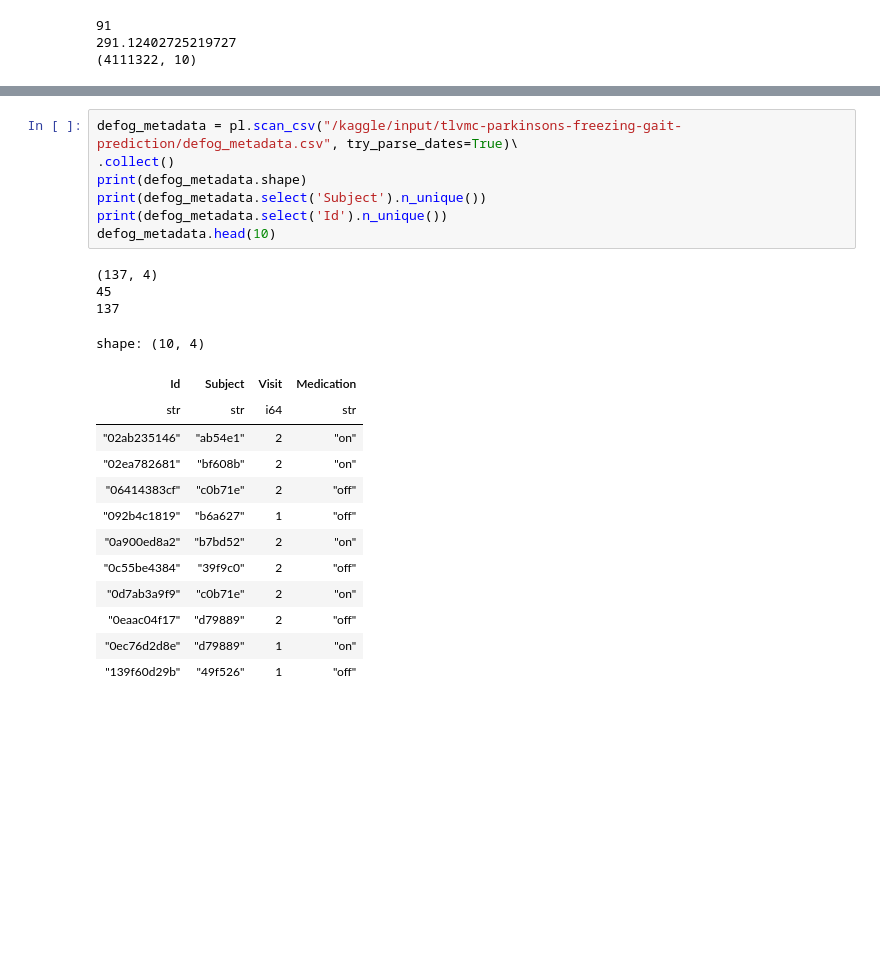
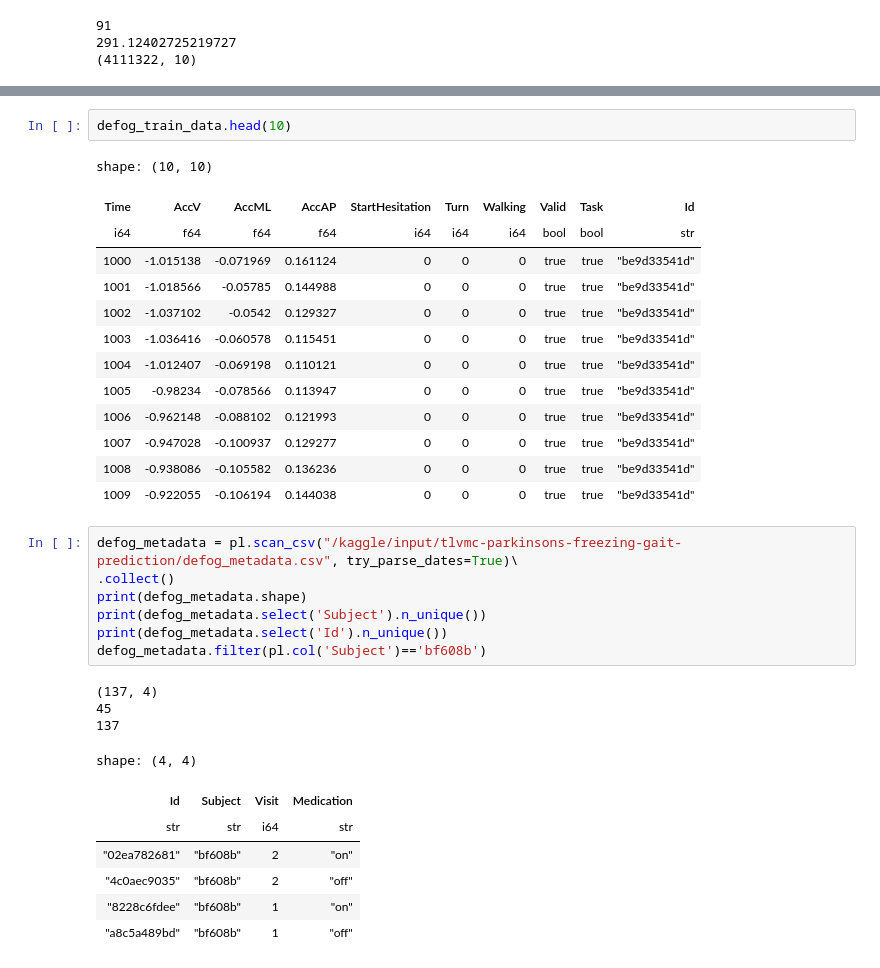
Before and after one commit to sumaniitm/parkinsons-freezing-gait-prediction, a Jupyter notebook: eda-on-data-using-polars.ipynb, the cells around one changed output, grey strips where cells are left out. Saved outputs shown, nothing was run; the diff lists cells and outputs as text; blank space fills up the shorter version.

Commit message:
Kaggle Notebook | EDA_on_data_using_polars | Version 5

```diff
--- a/eda-on-data-using-polars.ipynb
+++ b/eda-on-data-using-polars.ipynb
@@ -136,27 +111,37 @@ shape: (7, 11)
+# %%
+defog_train_data.head(10)
+# %% [output]
+shape: (10, 10)
+| Time | AccV | AccML | AccAP | StartHesitation | Turn | Walking | Valid | Task | Id |
+| i64 | f64 | f64 | f64 | i64 | i64 | i64 | bool | bool | str |
+| 1000 | -1.015138 | -0.071969 | 0.161124 | 0 | 0 | 0 | true | true | "be9d33541d" |
+| 1001 | -1.018566 | -0.05785 | 0.144988 | 0 | 0 | 0 | true | true | "be9d33541d" |
+| 1002 | -1.037102 | -0.0542 | 0.129327 | 0 | 0 | 0 | true | true | "be9d33541d" |
+| 1003 | -1.036416 | -0.060578 | 0.115451 | 0 | 0 | 0 | true | true | "be9d33541d" |
+| 1004 | -1.012407 | -0.069198 | 0.110121 | 0 | 0 | 0 | true | true | "be9d33541d" |
+| 1005 | -0.98234 | -0.078566 | 0.113947 | 0 | 0 | 0 | true | true | "be9d33541d" |
+| 1006 | -0.962148 | -0.088102 | 0.121993 | 0 | 0 | 0 | true | true | "be9d33541d" |
+| 1007 | -0.947028 | -0.100937 | 0.129277 | 0 | 0 | 0 | true | true | "be9d33541d" |
+| 1008 | -0.938086 | -0.105582 | 0.136236 | 0 | 0 | 0 | true | true | "be9d33541d" |
+| 1009 | -0.922055 | -0.106194 | 0.144038 | 0 | 0 | 0 | true | true | "be9d33541d" |
 # %%
 defog_metadata = pl.scan_csv("/kaggle/input/tlvmc-parkinsons-freezing-gait-prediction/defog_metadata.csv", try_parse_dates=True)\
 .collect()
 print(defog_metadata.shape)
 print(defog_metadata.select('Subject').n_unique())
 print(defog_metadata.select('Id').n_unique())
-defog_metadata.head(10)
+defog_metadata.filter(pl.col('Subject')=='bf608b')
 # %% [output]
 (137, 4)
 45
 137
-shape: (10, 4)
+shape: (4, 4)
 | Id | Subject | Visit | Medication |
 | str | str | i64 | str |
-| "02ab235146" | "ab54e1" | 2 | "on" |
 | "02ea782681" | "bf608b" | 2 | "on" |
-| "06414383cf" | "c0b71e" | 2 | "off" |
-| "092b4c1819" | "b6a627" | 1 | "off" |
-| "0a900ed8a2" | "b7bd52" | 2 | "on" |
-| "0c55be4384" | "39f9c0" | 2 | "off" |
-| "0d7ab3a9f9" | "c0b71e" | 2 | "on" |
-| "0eaac04f17" | "d79889" | 2 | "off" |
-| "0ec76d2d8e" | "d79889" | 1 | "on" |
-| "139f60d29b" | "49f526" | 1 | "off" |
+| "4c0aec9035" | "bf608b" | 2 | "off" |
+| "8228c6fdee" | "bf608b" | 1 | "on" |
+| "a8c5a489bd" | "bf608b" | 1 | "off" |
 # %%
 subjects = pl.scan_csv("/kaggle/input/tlvmc-parkinsons-freezing-gait-prediction/subjects.csv", try_parse_dates=True)\
 .collect()
```
Also changed, not shown: parts of 13 cells of this notebook.
